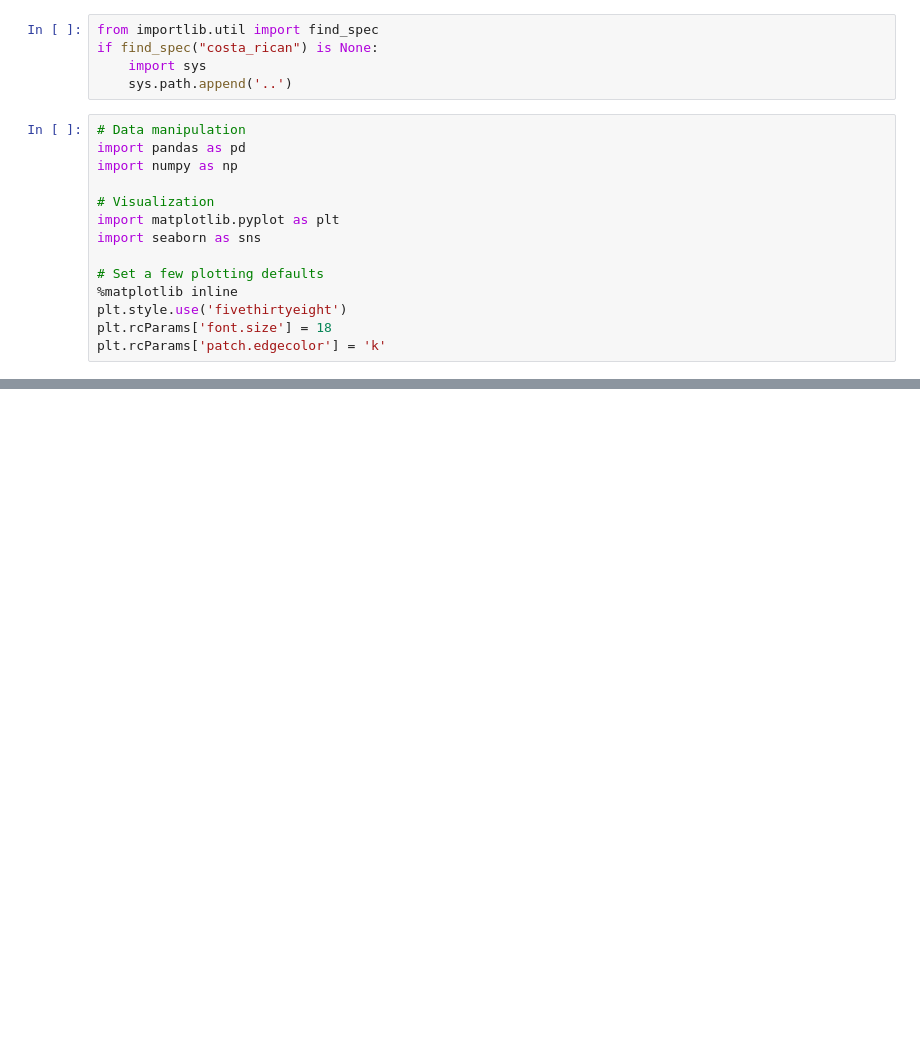
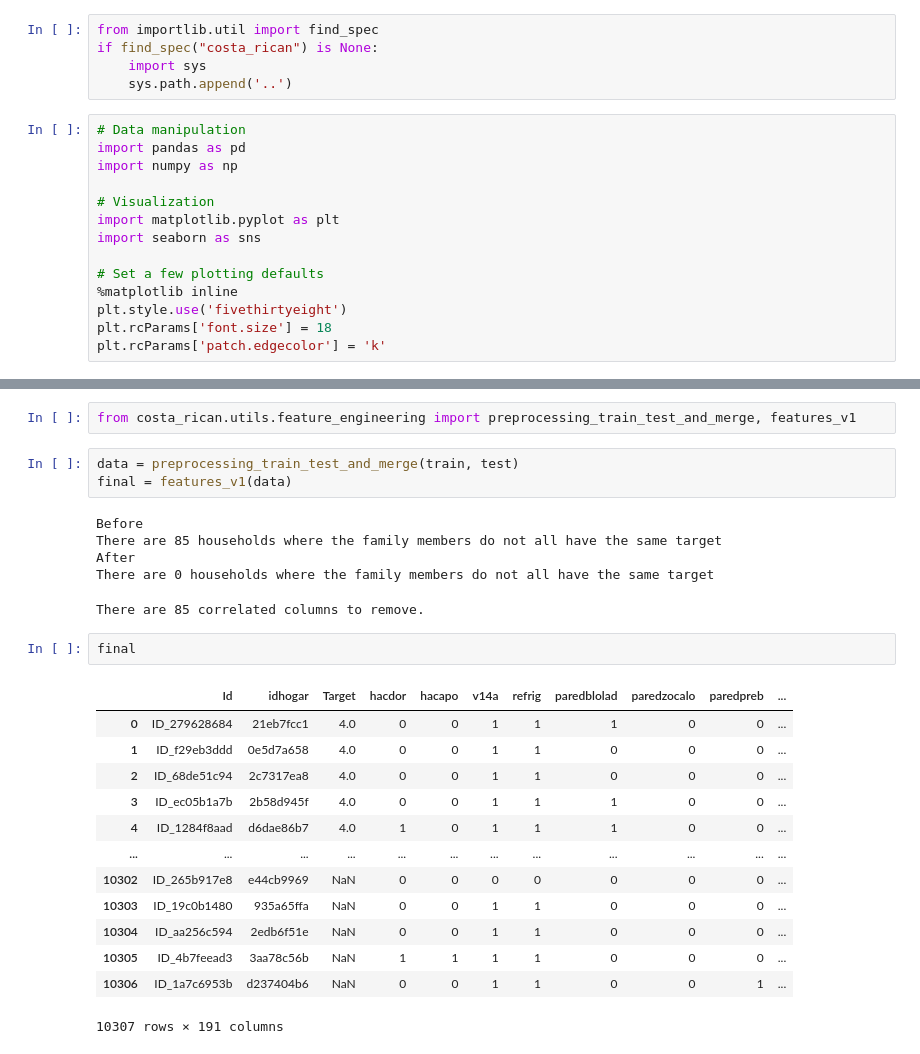
Before and after one commit to HyeonGeunY/costa-rican, a Jupyter notebook: notebooks/A_complete_introduction_and_walkthrough_modeling.ipynb, the cells around one changed output, grey strips where cells are left out. Saved outputs shown, nothing was run; the diff lists cells and outputs as text; blank space fills up the shorter version.

Commit message:
costa - feature engineering

```diff
--- a/notebooks/A_complete_introduction_and_walkthrough_modeling.ipynb
+++ b/notebooks/A_complete_introduction_and_walkthrough_modeling.ipynb
@@ -40,0 +48,27 @@ train.head()
+# %%
+from costa_rican.utils.feature_engineering import preprocessing_train_test_and_merge, features_v1
+# %%
+data = preprocessing_train_test_and_merge(train, test)
+final = features_v1(data)
+# %% [output]
+Before
+There are 85 households where the family members do not all have the same target
+After
+There are 0 households where the family members do not all have the same target
+There are 85 correlated columns to remove.
+# %%
+final
+# %% [output]
+|  | Id | idhogar | Target | hacdor | hacapo | v14a | refrig | paredblolad | paredzocalo | paredpreb | ... |
+| 0 | ID_279628684 | 21eb7fcc1 | 4.0 | 0 | 0 | 1 | 1 | 1 | 0 | 0 | ... |
+| 1 | ID_f29eb3ddd | 0e5d7a658 | 4.0 | 0 | 0 | 1 | 1 | 0 | 0 | 0 | ... |
+| 2 | ID_68de51c94 | 2c7317ea8 | 4.0 | 0 | 0 | 1 | 1 | 0 | 0 | 0 | ... |
+| 3 | ID_ec05b1a7b | 2b58d945f | 4.0 | 0 | 0 | 1 | 1 | 1 | 0 | 0 | ... |
+| 4 | ID_1284f8aad | d6dae86b7 | 4.0 | 1 | 0 | 1 | 1 | 1 | 0 | 0 | ... |
+| ... | ... | ... | ... | ... | ... | ... | ... | ... | ... | ... | ... |
+| 10302 | ID_265b917e8 | e44cb9969 | NaN | 0 | 0 | 0 | 0 | 0 | 0 | 0 | ... |
+| 10303 | ID_19c0b1480 | 935a65ffa | NaN | 0 | 0 | 1 | 1 | 0 | 0 | 0 | ... |
+| 10304 | ID_aa256c594 | 2edb6f51e | NaN | 0 | 0 | 1 | 1 | 0 | 0 | 0 | ... |
+| 10305 | ID_4b7feead3 | 3aa78c56b | NaN | 1 | 1 | 1 | 1 | 0 | 0 | 0 | ... |
+| 10306 | ID_1a7c6953b | d237404b6 | NaN | 0 | 0 | 1 | 1 | 0 | 0 | 1 | ... |
+10307 rows × 191 columns
```
Also changed, not shown: parts of 1 cell of this notebook, 3 other files.
